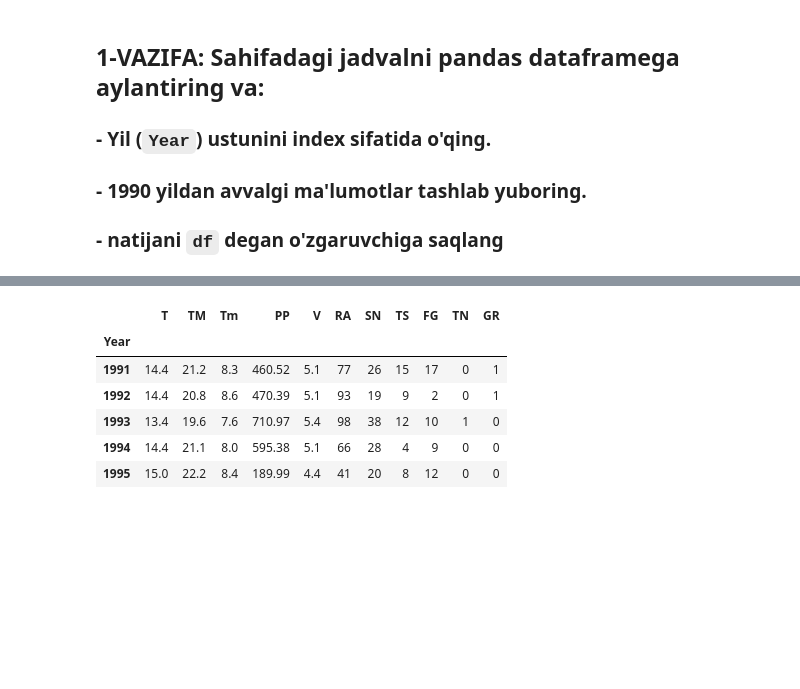
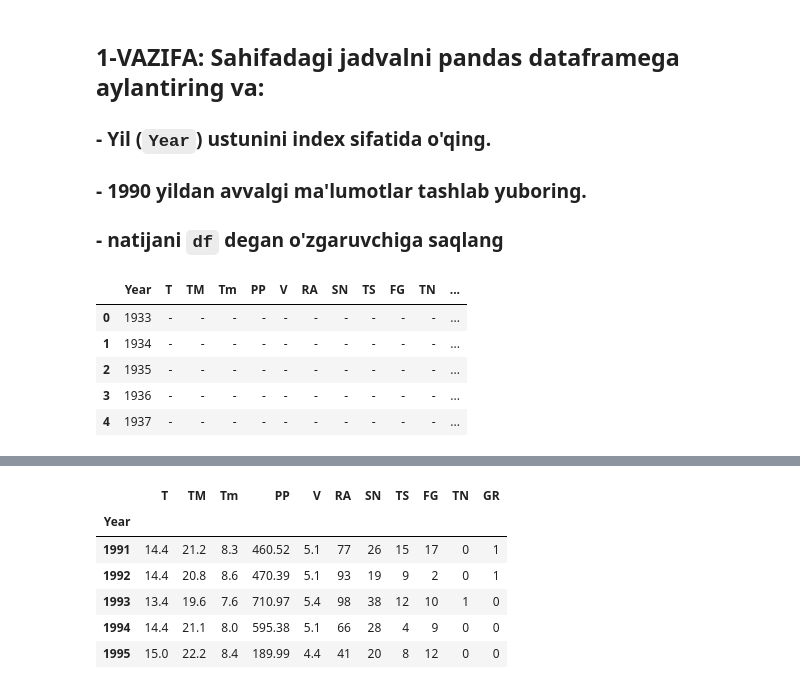
Before and after one commit to IlyasNasirov/notebook, a Jupyter notebook: 04_VISUAL_AMALIYOT_01_matplotlib.ipynb, the cells around one changed output, grey strips where cells are left out. Cells and saved outputs as stored; diff of their text form; code cells hidden in the pictures; blank space fills up the shorter version.

```diff
--- a/04_VISUAL_AMALIYOT_01_matplotlib.ipynb
+++ b/04_VISUAL_AMALIYOT_01_matplotlib.ipynb
@@ -28,0 +30,10 @@ ssl._create_default_https_context = ssl._create_unverified_context
+# %%
+df = pd.DataFrame(tables[0])
+df.head()
+# %% [output]
+|  | Year | T | TM | Tm | PP | V | RA | SN | TS | FG | TN | ... |
+| 0 | 1933 | - | - | - | - | - | - | - | - | - | - | ... |
+| 1 | 1934 | - | - | - | - | - | - | - | - | - | - | ... |
+| 2 | 1935 | - | - | - | - | - | - | - | - | - | - | ... |
+| 3 | 1936 | - | - | - | - | - | - | - | - | - | - | ... |
+| 4 | 1937 | - | - | - | - | - | - | - | - | - | - | ... |
```
Also changed, not shown: parts of 16 cells of this notebook.
